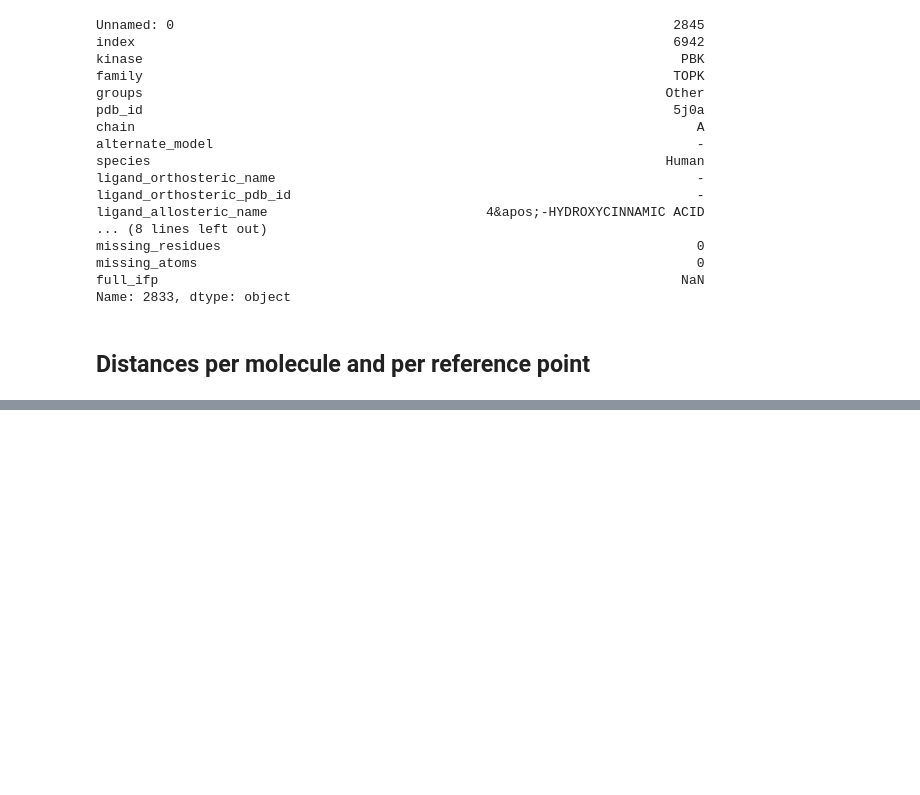
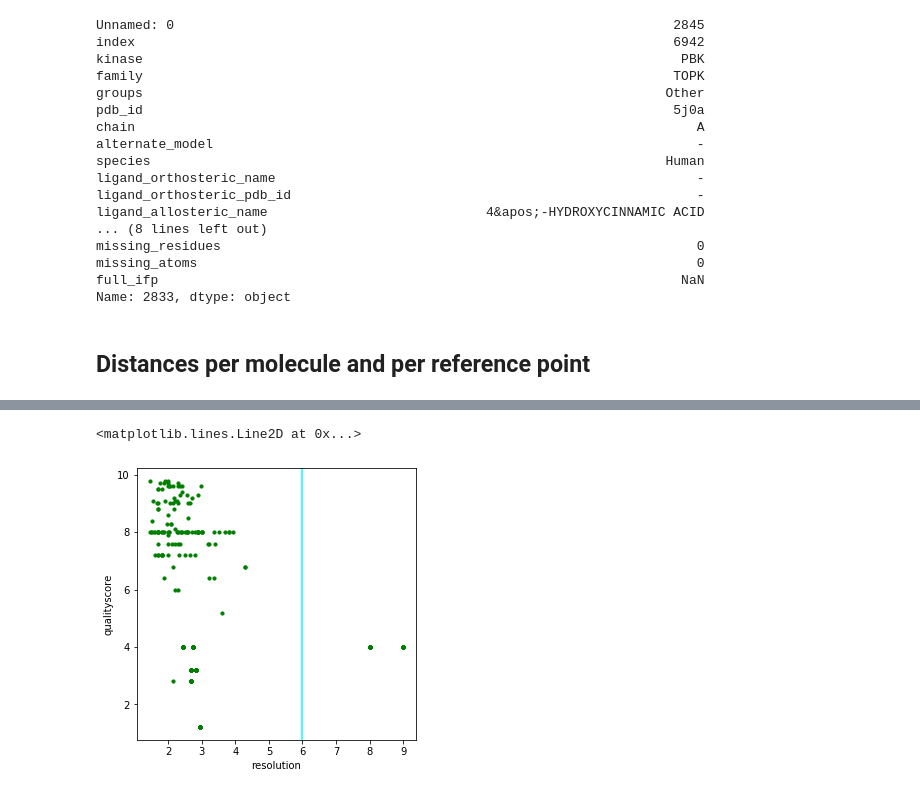
Before and after one commit to volkamerlab/kissim, a Jupyter notebook: scripts/spatial_features.ipynb, the cells around one changed output, grey strips where cells are left out. Saved outputs shown, nothing was run; the diff lists cells and outputs as text; code cells hidden in the pictures; blank space fills up the shorter version.

```diff
--- a/scripts/spatial_features.ipynb
+++ b/scripts/spatial_features.ipynb
@@ -238,0 +287,16 @@ fig.savefig(path_to_results / 'distances_all_boxplot.png', dpi=300)
+# %%
+def row_greater_distance(data, cutoff):
+    """
+    Get all data with distances greater than a certain distance cutoff.
+    """
+
+    subset = data[
+        (all_distances.distance_to_hinge_region > cutoff) |
+        (all_distances.distance_to_dfg_region > cutoff) |
+        (all_distances.distance_to_front_pocket > cutoff) |
+        (all_distances.distance_to_centroid > cutoff)
+    ]
+
+    print(subset.shape)
+
+    return subset
@@ -238,0 +307,13 @@ fig.savefig(path_to_results / 'distances_all_boxplot.png', dpi=300)
+# %%
+p = data_subset.plot.scatter(
+    x='resolution',
+    y='qualityscore',
+    s=10,
+    color='green',
+    figsize=(5,5)
+)
+p.axvline(x=6, color='cyan')
+#p.ayhline(x=5, color='cyan')
+# %% [output]
+<matplotlib.lines.Line2D at 0x...>
+[figure, added]
```
Also changed, not shown: parts of 34 cells of this notebook, 5 other files.
